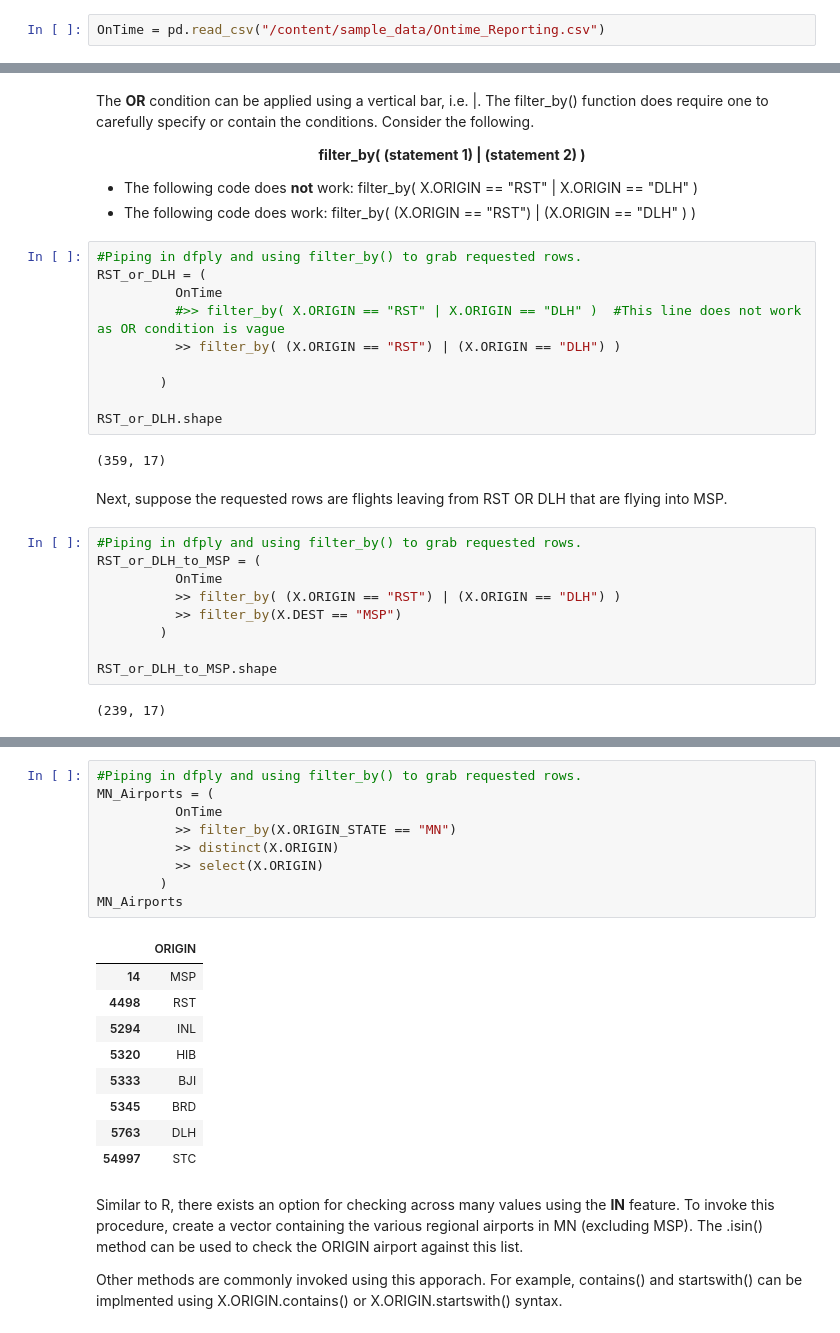
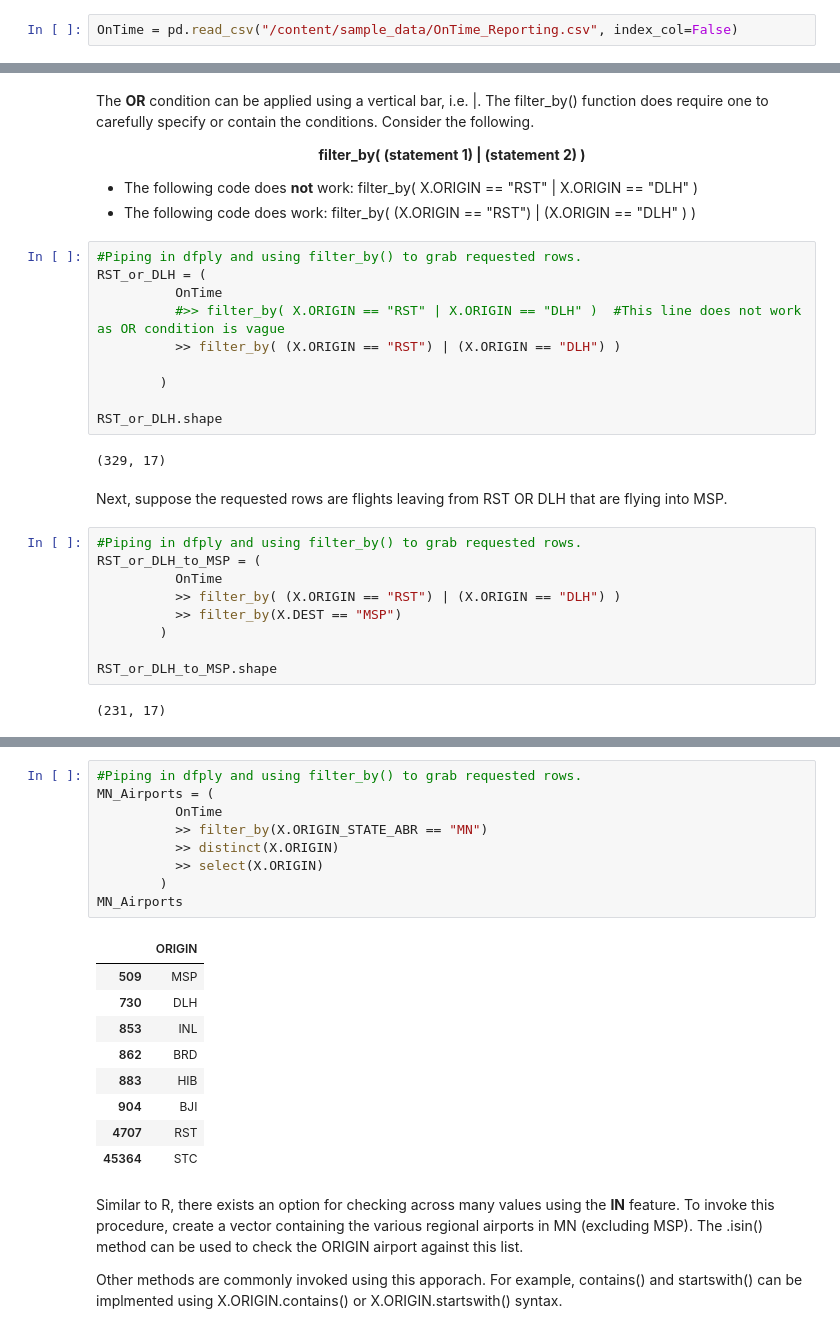
Before and after one commit to yardsale8/DSCI325, a Jupyter notebook: Module3_Part2_Python.ipynb, the cells around one changed output, grey strips where cells are left out. Saved outputs shown, nothing was run; the diff lists cells and outputs as text.

```diff
--- a/Module3_Part2_Python.ipynb
+++ b/Module3_Part2_Python.ipynb
@@ -29,7 +29,7 @@ import pandas as pd
 # %% [markdown]
 Next, read the Ontime_Reporting.csv file into Python.
 # %%
-OnTime = pd.read_csv("/content/sample_data/Ontime_Reporting.csv")
+OnTime = pd.read_csv("/content/sample_data/OnTime_Reporting.csv", index_col=False)
 # %% [markdown]
 Using the head() function to display the first few rows of this dataframe.
 # %%
@@ -140,7 +140,7 @@ RST_or_DLH = (
 
 RST_or_DLH.shape
 # %% [output]
-(359, 17)
+(329, 17)
 # %% [markdown]
 Next, suppose the requested rows are flights leaving from RST OR DLH that are flying into MSP.
 # %%
@@ -153,7 +153,7 @@ RST_or_DLH_to_MSP = (
 
 RST_or_DLH_to_MSP.shape
 # %% [output]
-(239, 17)
+(231, 17)
 # %% [markdown]
 Next, let us collect the rows where the ORIGIN airport is in MN and purposely exclude MSP.  This will be done here with a sequence of <strong>OR</strong> statements.
 
@@ -161,22 +161,22 @@ Next, let us collect the rows where the ORIGIN airport is in MN and purposely ex
 # %%
 #Piping in dfply and using filter_by() to grab requested rows.
 MN_Airports = (
           OnTime
-          >> filter_by(X.ORIGIN_STATE == "MN")
+          >> filter_by(X.ORIGIN_STATE_ABR == "MN")
           >> distinct(X.ORIGIN)
           >> select(X.ORIGIN)
         )
 MN_Airports
 # %% [output]
 |  | ORIGIN |
-| 14 | MSP |
-| 4498 | RST |
-| 5294 | INL |
-| 5320 | HIB |
-| 5333 | BJI |
-| 5345 | BRD |
-| 5763 | DLH |
-| 54997 | STC |
+| 509 | MSP |
+| 730 | DLH |
+| 853 | INL |
+| 862 | BRD |
+| 883 | HIB |
+| 904 | BJI |
+| 4707 | RST |
+| 45364 | STC |
 # %% [markdown]
 Similar to R, there exists an option for checking across many values using the <strong>IN</strong> feature.  To invoke this procedure, create a vector containing the various regional airports in MN (excluding MSP). The .isin() method can be used to check the ORIGIN airport against this list.
 
```
Also changed, not shown: parts of 12 cells of this notebook.
